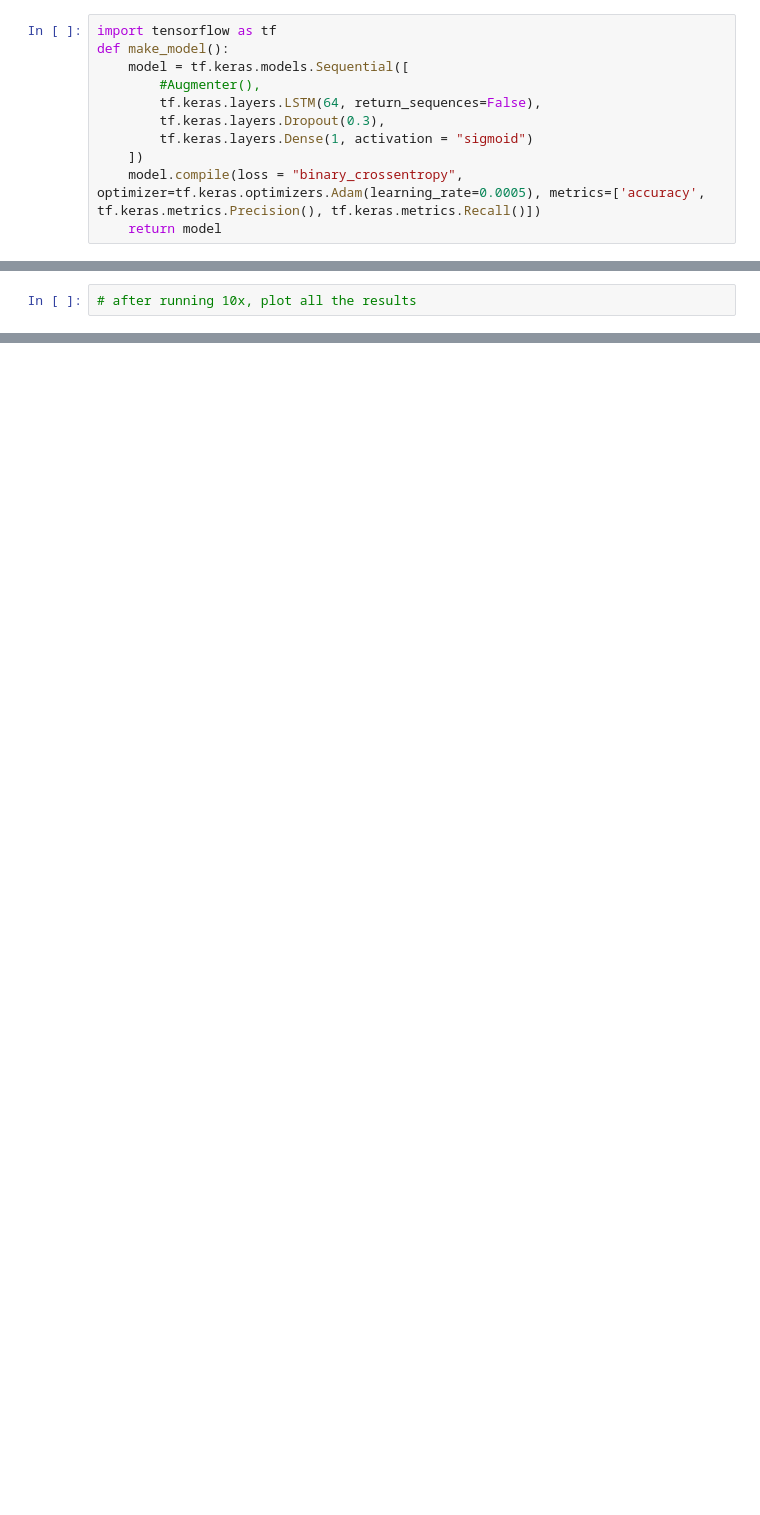
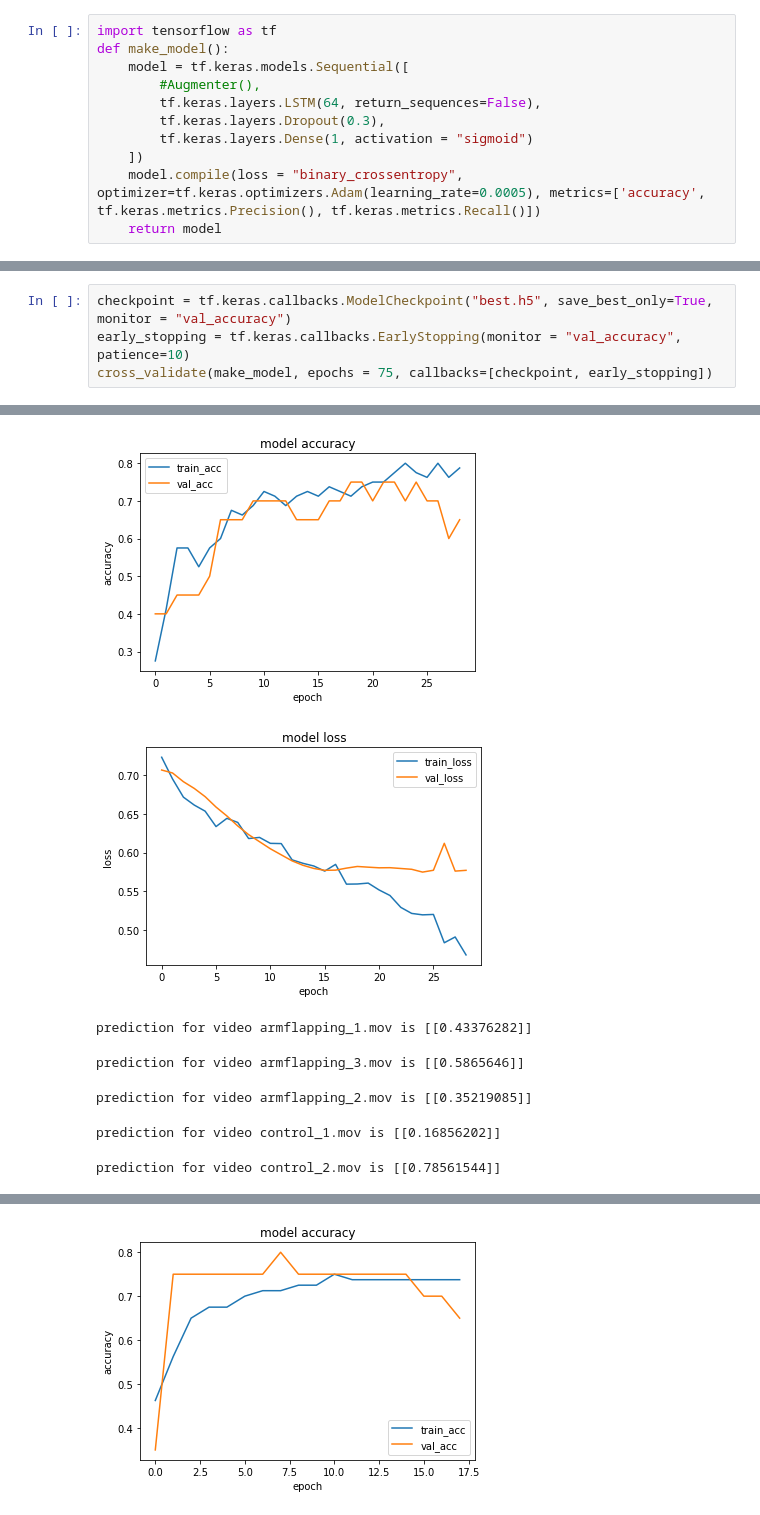
Before and after one commit to anish-lakkapragada/Hand-Classification-For-Autism-Diagnosis, a Jupyter notebook: all_landmark_results.ipynb, the cells around one changed output, grey strips where cells are left out. Saved outputs shown, nothing was run; the diff lists cells and outputs as text; blank space fills up the shorter version.

Commit message:
running landmarks

```diff
--- a/all_landmark_results.ipynb
+++ b/all_landmark_results.ipynb
@@ -561,2 +571,5 @@ prediction for video armflapping_1.mov is [[0.3246404]]
-# %%
-# after running 10x, plot all the results
+# %%
+checkpoint = tf.keras.callbacks.ModelCheckpoint("best.h5", save_best_only=True, monitor = "val_accuracy")
+early_stopping = tf.keras.callbacks.EarlyStopping(monitor = "val_accuracy", patience=10)
+cross_validate(make_model, epochs = 75, callbacks=[checkpoint, early_stopping])
+# %% [output]
@@ -562,0 +593,7 @@ prediction for video armflapping_1.mov is [[0.3246404]]
+[figure, added]
+[figure, added]
+prediction for video armflapping_1.mov is [[0.43376282]]
+prediction for video armflapping_3.mov is [[0.5865646]]
+prediction for video armflapping_2.mov is [[0.35219085]]
+prediction for video control_1.mov is [[0.16856202]]
+prediction for video control_2.mov is [[0.78561544]]
@@ -562,0 +617 @@ prediction for video armflapping_1.mov is [[0.3246404]]
+[figure, added]
```
Also changed, not shown: parts of 21 cells of this notebook, 2 other files.
